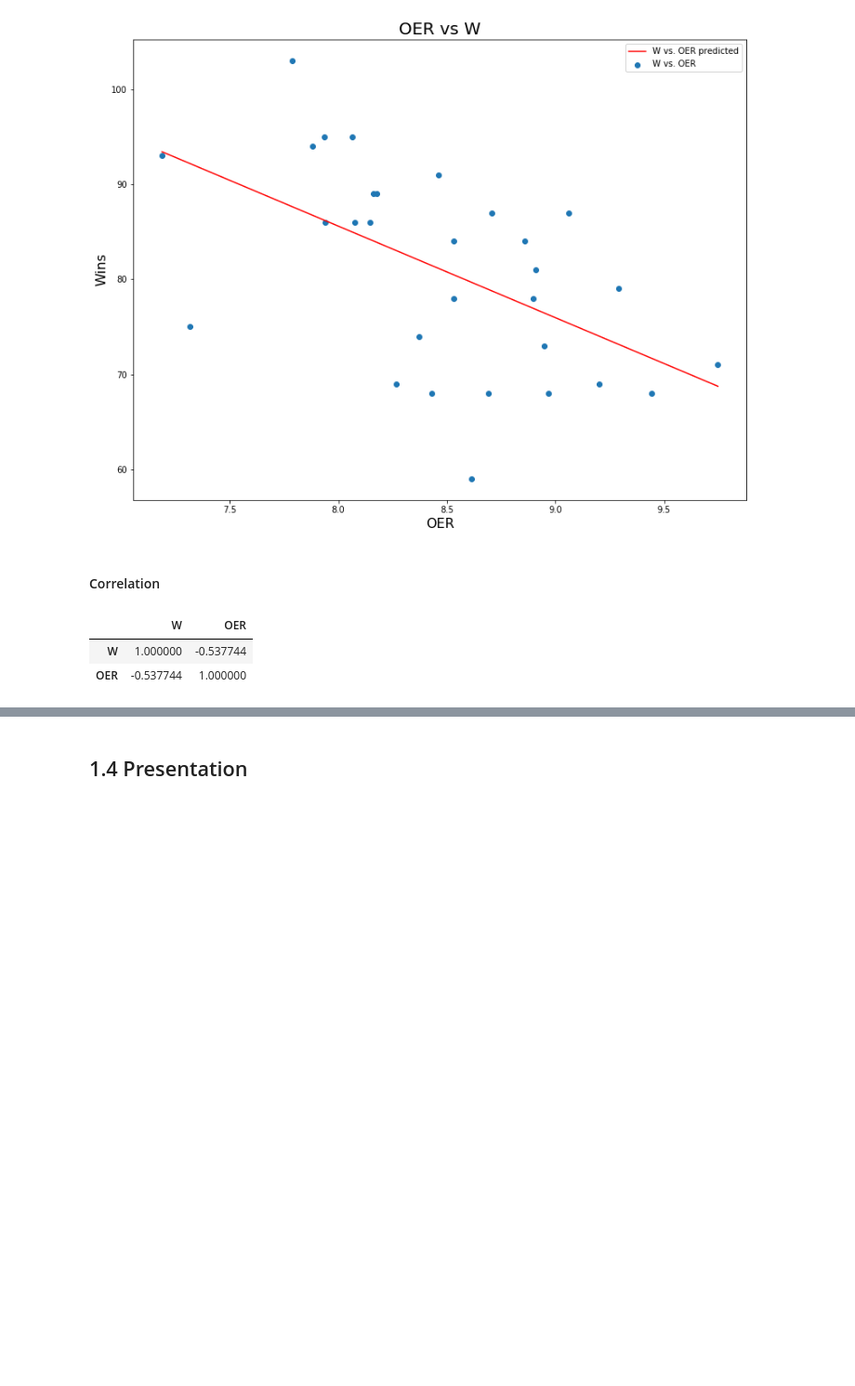
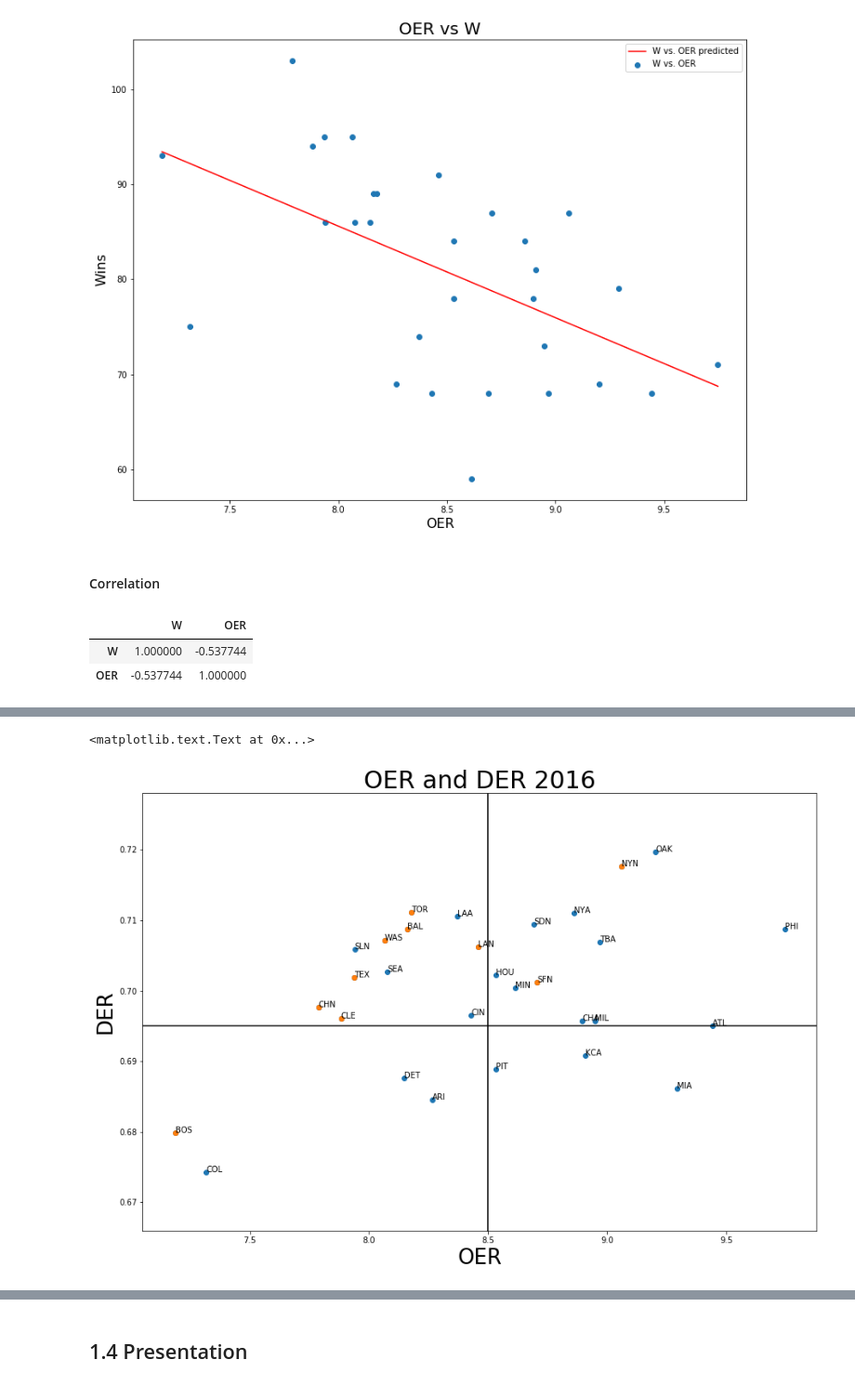
Before and after one commit to bittybueno/sabr-final, a Jupyter notebook: Sabermetrics Final Project.ipynb, the cells around one changed output, grey strips where cells are left out. Shown: that part at 93% size. Cells and saved outputs as stored; diff of their text form; code cells hidden in the pictures; blank space fills up the shorter version.

```diff
--- a/Sabermetrics Final Project.ipynb
+++ b/Sabermetrics Final Project.ipynb
@@ -261,0 +268,27 @@ Overall, we can say that OER does provide meaningful data and captures a picture
+# %%
+fig = plt.figure(figsize=(15,10))
+ax = fig.add_subplot(111)
+plt.title("OER and DER 2016", fontsize=30)
+
+playoffs = teams2016.loc[(teams2016['teamID']=='CHN')|(teams2016['teamID']=='CLE')|(teams2016['teamID']=='TOR')|
+                         (teams2016['teamID']=='LAN')|(teams2016['teamID']=='LAN')|(teams2016['teamID']=='TEX')|
+                         (teams2016['teamID']=='BOS')|(teams2016['teamID']=='SFN')|(teams2016['teamID']=='WAS')|
+                         (teams2016['teamID']=='NYN')|(teams2016['teamID']=='BAL')]
+
+plt.scatter(teams2016['OER'], teams2016['DER'])
+y = teams2016['DER']
+z = teams2016['OER']
+n = teams2016['teamID']
+for i, txt in enumerate(n):
+    ax.annotate(txt, (z[i], y[i]))
+
+
+plt.scatter(playoffs['OER'], playoffs['DER'])
+plt.axhline(y=0.695, color='black', linestyle='-')
+plt.axvline(x=8.5, color='black')
+
+plt.ylabel('DER', fontsize=26)
+plt.xlabel('OER', fontsize=26)
+# %% [output]
+<matplotlib.text.Text at 0x...>
+[figure, added]
```
Also changed, not shown: parts of 9 cells of this notebook, 1 other file.
